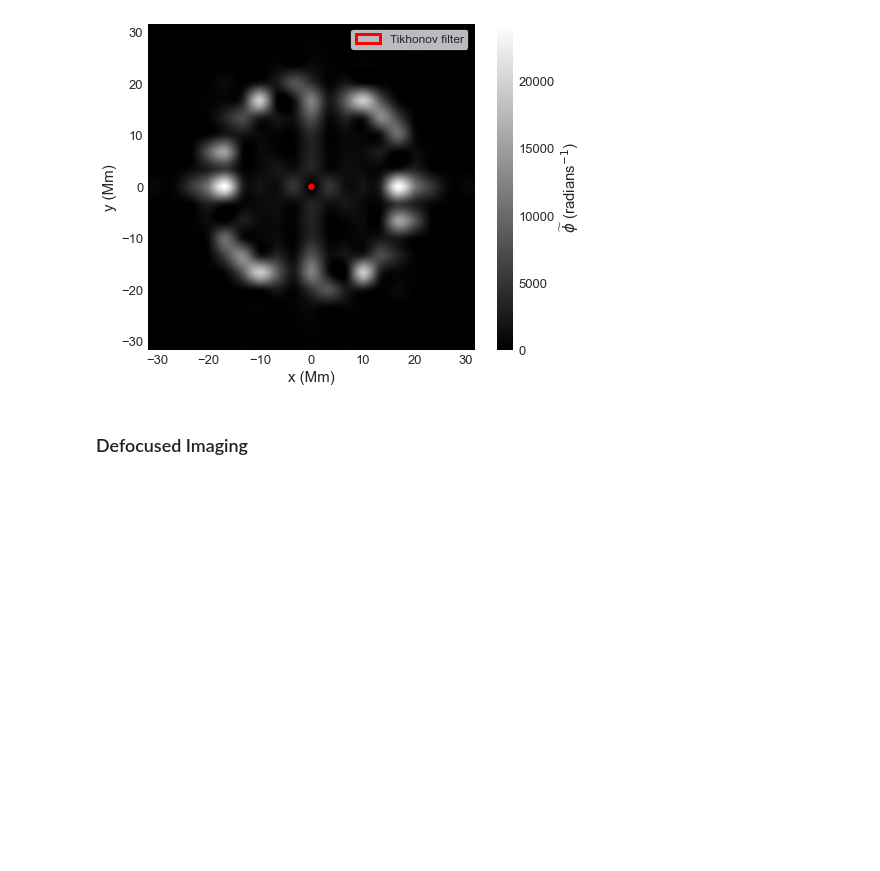
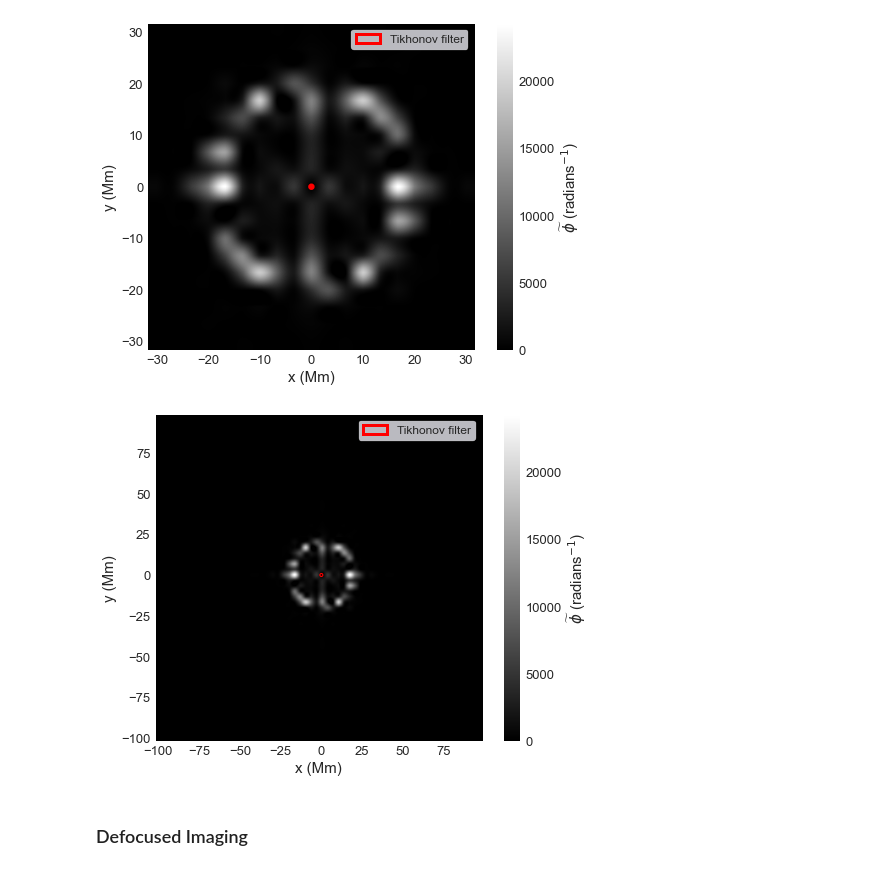
Before and after one commit to ubermag/mag2exp, a Jupyter notebook: docs/ipynb/Lorentz_TEM.ipynb, the cells around one changed output. Drawn from its saved outputs; the diff is of its cells as text; code cells hidden in the pictures; blank space fills up the shorter version.

Commit message:
Demonstrate use of quick_plots.

```diff
--- a/docs/ipynb/Lorentz_TEM.ipynb
+++ b/docs/ipynb/Lorentz_TEM.ipynb
@@ -117,6 +121,10 @@ ax.add_patch(Ellipse(xy=(0, 0),
 ax.legend(frameon=True);
 # %% [output]
 [figure]
+# %%
+exsim.quick_plots.ltem_ft_phase(system.m)
+# %% [output]
+[figure, added]
 # %% [markdown]
 ### Defocused Imaging
 # %% [markdown]
```
Also changed, not shown: parts of 4 cells of this notebook, 1 other file.
